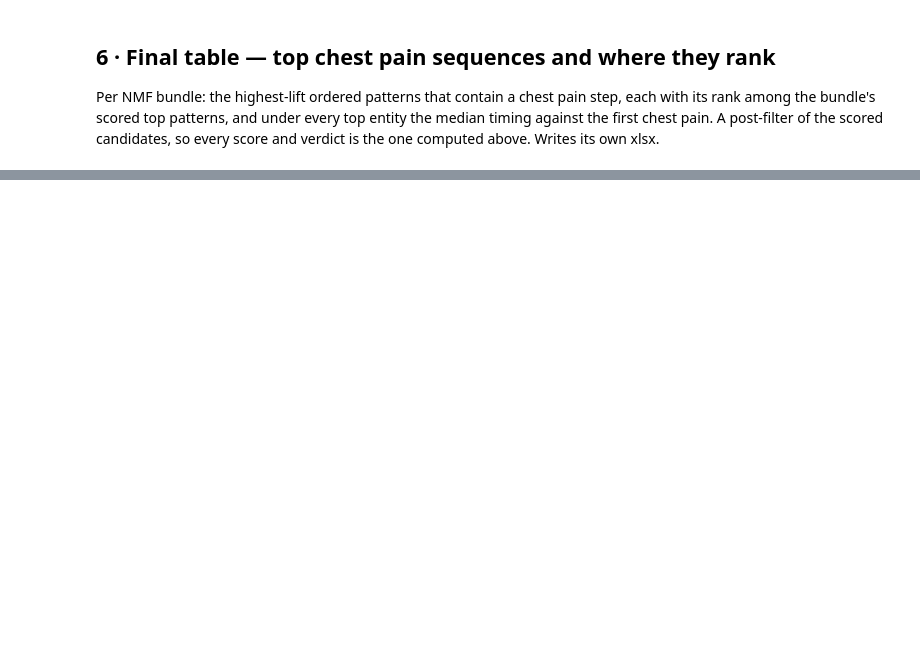
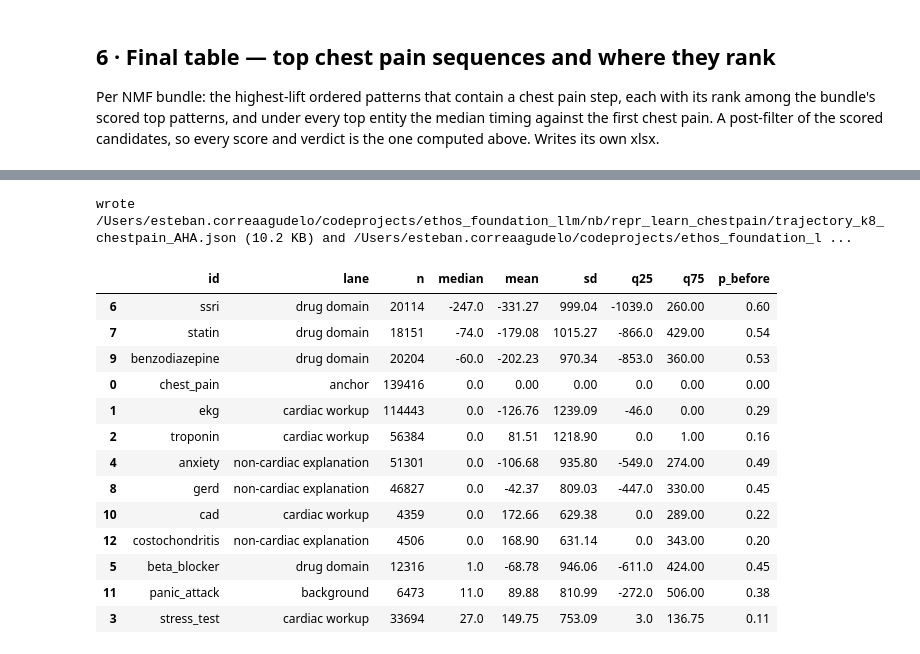
Before and after one commit to ecorrea-ethos/patterns_motifs_discovery, a Jupyter notebook: nb/repr_learn_chestpain/Chestpain_NMF_PrefixSpan_AHA.ipynb, the cells around one changed output, grey strips where cells are left out. Saved outputs shown, nothing was run; the diff lists cells and outputs as text; code cells hidden in the pictures; blank space fills up the shorter version.

Commit message:
chest pain completed

```diff
--- a/nb/repr_learn_chestpain/Chestpain_NMF_PrefixSpan_AHA.ipynb
+++ b/nb/repr_learn_chestpain/Chestpain_NMF_PrefixSpan_AHA.ipynb
@@ -1979,0 +2003,44 @@ wrote /Users/esteban.correaagudelo/codeprojects/ethos_foundation_llm/nb/repr_lea
+# %%
+# Animation export: the numbers behind the trajectory graph (cells 58 and 60) as a small JSON, then one self-contained HTML with the animation.
+# Reads from this kernel: G (cell 58); _first, lane_of, LANES, LANE_COL, centers, heights, pos_t, tf, tick_d, MIN_N, _have (cell 60).
+# One median / SD per entity: no patient-level data is written. The page draws about 60 dots per entity from Normal(median, SD) of the days
+# from the first chest pain to the entity's first occurrence; the footer of the HTML says what that does and does not mean.
+import json, importlib
+import trajectory_anim
+importlib.reload(trajectory_anim)
+assert abs(tf(30) - np.log(2)) < 1e-12, "cell 60 changed the time compression: update tf_days here and in the page"
+JSON_TRAJ = f"trajectory_k{K}_{TAG}.json"
+
+nodes_j = []
+for g in G.nodes():
+    v = np.asarray(_first[g], dtype=float)
+    assert len(v) >= MIN_N, f"{g}: only {len(v)} patients with timing; cell 60 parks it at the right edge"
+    q25, q75 = np.percentile(v, [25, 75])
+    nodes_j.append(dict(id=g, lane=lane_of[g], n=int(len(v)), median=float(np.median(v)), mean=float(v.mean()), sd=float(v.std(ddof=1)),
+                        q25=float(q25), q75=float(q75), p_before=float((v < 0).mean()), x=float(pos_t[g][0]), y=float(pos_t[g][1])))
+traj = dict(title=f"{ANCHOR_NAME.capitalize()} trajectory graph, {VARIANT} (codesets {CODESETS_FILE}), k={K}", n_patients=int(len(_have)), k=int(K), tag=TAG, anchor=ANCHOR,
+            tf_days=30, ticks=[int(d) for d in tick_d],
+            lanes=[dict(name=l, color=LANE_COL.get(l, '#e2e8f0'), y=float(centers[l]), h=float(heights[l])) for l in LANES],
+            nodes=nodes_j,
+            edges=[dict(source=a, target=b, weight=int(w['weight'])) for a, b, w in sorted(G.edges(data=True), key=lambda e: -e[2]['weight'])])
+with open(JSON_TRAJ, 'w', encoding='utf-8') as f:
+    json.dump(traj, f, indent=1, ensure_ascii=False)
+HTML_TRAJ = trajectory_anim.build(JSON_TRAJ)
+print(f"wrote {os.path.abspath(JSON_TRAJ)} ({os.path.getsize(JSON_TRAJ) / 1024:.1f} KB) and {HTML_TRAJ} ({os.path.getsize(HTML_TRAJ) / 1024:,.0f} KB)")
+pd.DataFrame(nodes_j).drop(columns=['x', 'y']).round(2).sort_values('median')
+# %% [output]
+wrote /Users/esteban.correaagudelo/codeprojects/ethos_foundation_llm/nb/repr_learn_chestpain/trajectory_k8_chestpain_AHA.json (10.2 KB) and /Users/esteban.correaagudelo/codeprojects/ethos_foundation_l ...
+|  | id | lane | n | median | mean | sd | q25 | q75 | p_before |
+| 6 | ssri | drug domain | 20114 | -247.0 | -331.27 | 999.04 | -1039.0 | 260.00 | 0.60 |
+| 7 | statin | drug domain | 18151 | -74.0 | -179.08 | 1015.27 | -866.0 | 429.00 | 0.54 |
+| 9 | benzodiazepine | drug domain | 20204 | -60.0 | -202.23 | 970.34 | -853.0 | 360.00 | 0.53 |
+| 0 | chest_pain | anchor | 139416 | 0.0 | 0.00 | 0.00 | 0.0 | 0.00 | 0.00 |
+| 1 | ekg | cardiac workup | 114443 | 0.0 | -126.76 | 1239.09 | -46.0 | 0.00 | 0.29 |
+| 2 | troponin | cardiac workup | 56384 | 0.0 | 81.51 | 1218.90 | 0.0 | 1.00 | 0.16 |
+| 4 | anxiety | non-cardiac explanation | 51301 | 0.0 | -106.68 | 935.80 | -549.0 | 274.00 | 0.49 |
+| 8 | gerd | non-cardiac explanation | 46827 | 0.0 | -42.37 | 809.03 | -447.0 | 330.00 | 0.45 |
+| 10 | cad | cardiac workup | 4359 | 0.0 | 172.66 | 629.38 | 0.0 | 289.00 | 0.22 |
+| 12 | costochondritis | non-cardiac explanation | 4506 | 0.0 | 168.90 | 631.14 | 0.0 | 343.00 | 0.20 |
+| 5 | beta_blocker | drug domain | 12316 | 1.0 | -68.78 | 946.06 | -611.0 | 424.00 | 0.45 |
+| 11 | panic_attack | background | 6473 | 11.0 | 89.88 | 810.99 | -272.0 | 506.00 | 0.38 |
+| 3 | stress_test | cardiac workup | 33694 | 27.0 | 149.75 | 753.09 | 3.0 | 136.75 | 0.11 |
```
Also changed, not shown: parts of 4 cells of this notebook, 18 other files.
